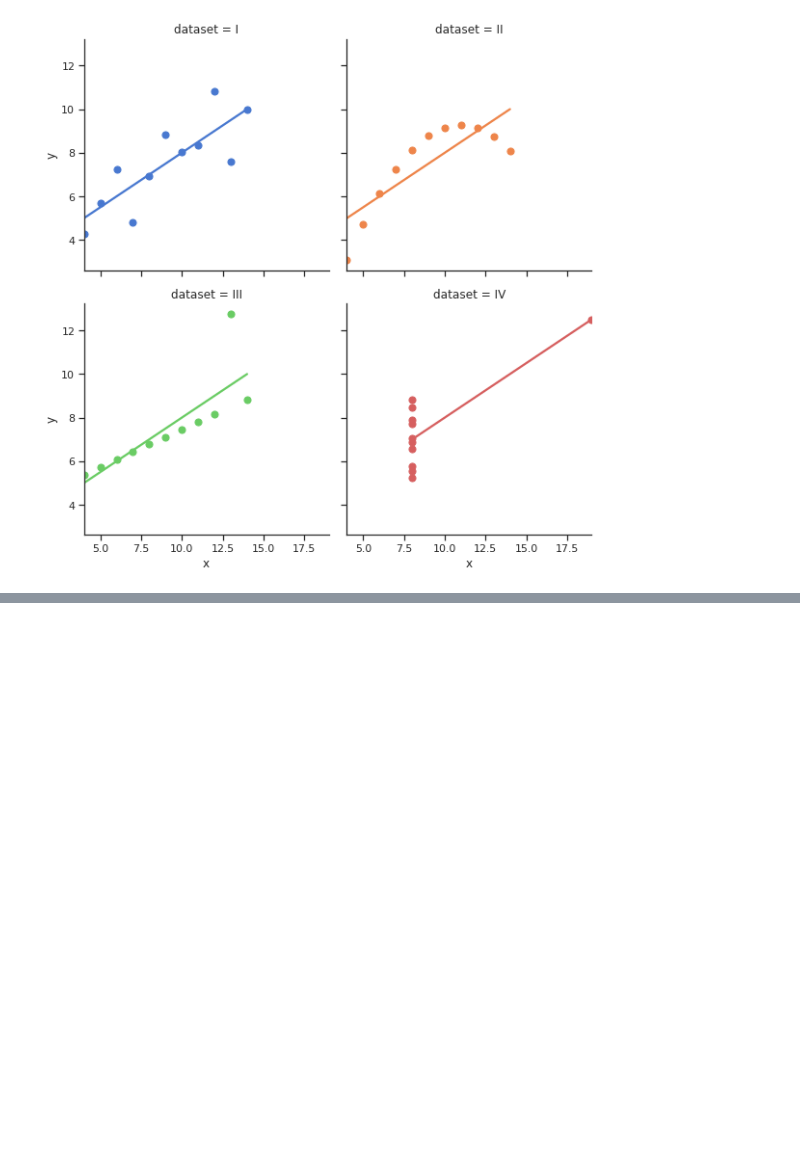
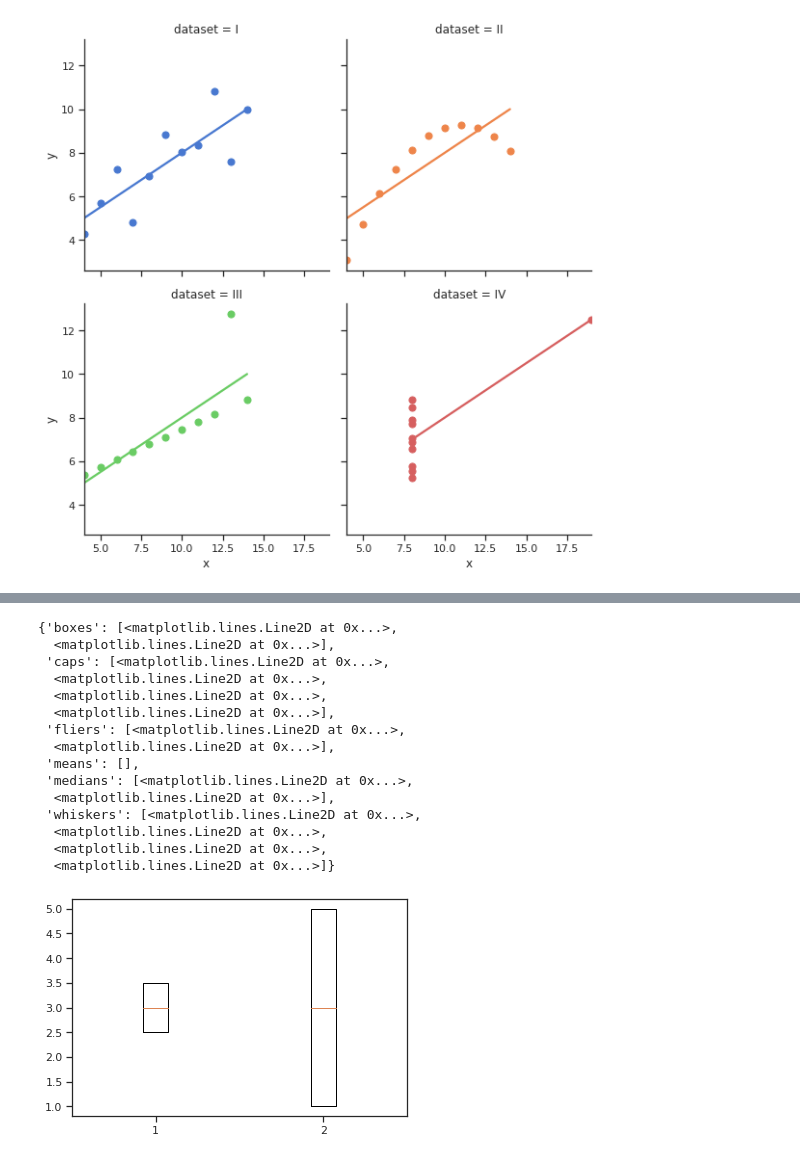
Before and after one commit to jeanhrsouza/data-science-primeiros-passos, a Jupyter notebook: Introducao_a_Data_Science.ipynb, the cells around one changed output, grey strips where cells are left out. Saved outputs shown, nothing was run; the diff lists cells and outputs as text; code cells hidden in the pictures; blank space fills up the shorter version.

```diff
--- a/Introducao_a_Data_Science.ipynb
+++ b/Introducao_a_Data_Science.ipynb
@@ -531,0 +613,23 @@ sns.lmplot(x="x", y="y", col="dataset", hue="dataset", data=df,
+# %%
+#Boxplot
+plt.boxplot([filme1, filme2])
+
+#Obs: a mediana está no mesmo ponto (linha laranja), porém
+# a distribuição dos dados dos filmes estão diferentes
+# %% [output]
+{'boxes': [<matplotlib.lines.Line2D at 0x...>,
+  <matplotlib.lines.Line2D at 0x...>],
+ 'caps': [<matplotlib.lines.Line2D at 0x...>,
+  <matplotlib.lines.Line2D at 0x...>,
+  <matplotlib.lines.Line2D at 0x...>,
+  <matplotlib.lines.Line2D at 0x...>],
+ 'fliers': [<matplotlib.lines.Line2D at 0x...>,
+  <matplotlib.lines.Line2D at 0x...>],
+ 'means': [],
+ 'medians': [<matplotlib.lines.Line2D at 0x...>,
+  <matplotlib.lines.Line2D at 0x...>],
+ 'whiskers': [<matplotlib.lines.Line2D at 0x...>,
+  <matplotlib.lines.Line2D at 0x...>,
+  <matplotlib.lines.Line2D at 0x...>,
+  <matplotlib.lines.Line2D at 0x...>]}
+[figure, added]
```
Also changed, not shown: parts of 29 cells of this notebook.
